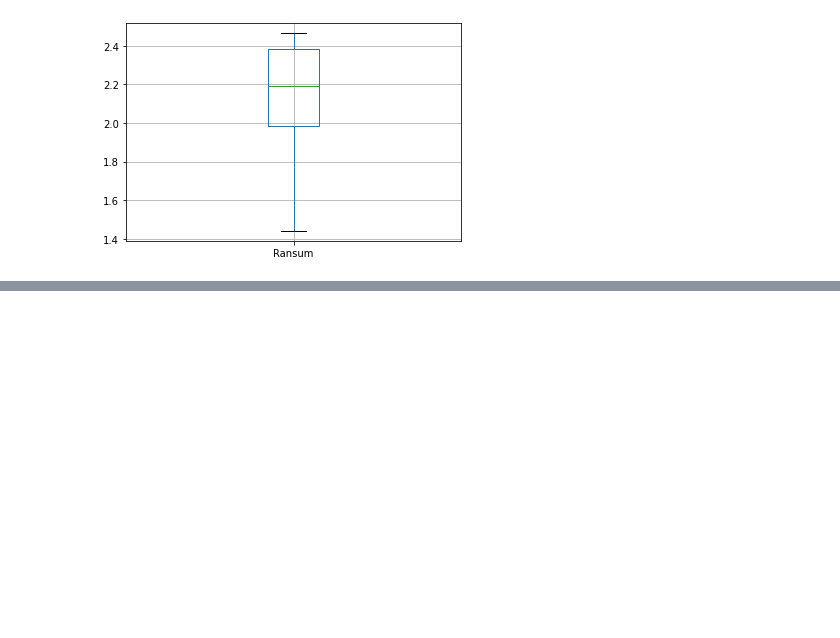
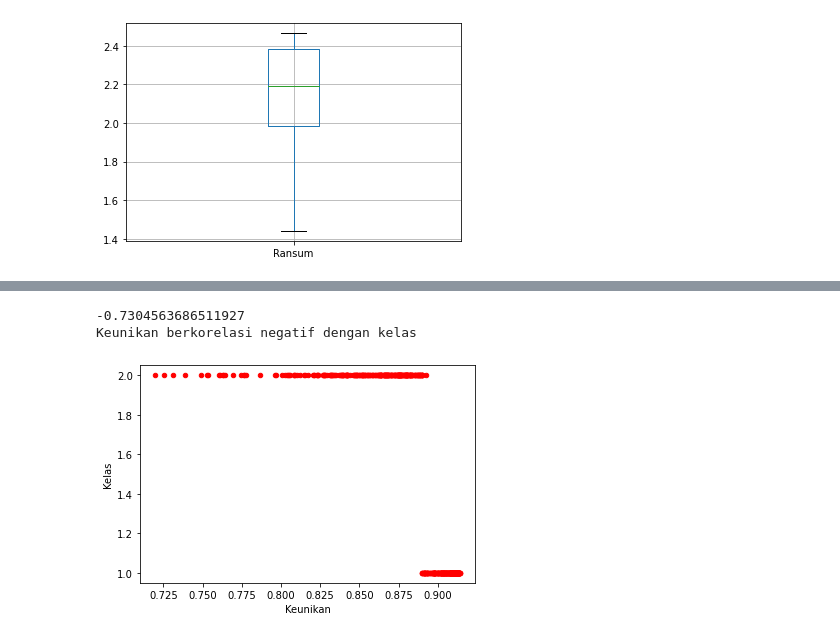
Before and after one commit to giovaniagst/TubesProbstat, a Jupyter notebook: TubesProbstat.ipynb, the cells around one changed output, grey strips where cells are left out. Saved outputs shown, nothing was run; the diff lists cells and outputs as text; code cells hidden in the pictures; blank space fills up the shorter version.

```diff
--- a/TubesProbstat.ipynb
+++ b/TubesProbstat.ipynb
@@ -440,0 +550,9 @@ df["Ransum"].plot.hist(bins=20)
+# %%
+# soal 6: scatter plot kelas dengan keunikan
+df.plot(kind='scatter',x='Keunikan',y='Kelas',color='red')
+print(df["Keunikan"].corr(df["Kelas"]))
+print("Keunikan berkorelasi negatif dengan kelas")
+# %% [output]
+-0.7304563686511927
+Keunikan berkorelasi negatif dengan kelas
+[figure, added]
```
Also changed, not shown: parts of 21 cells of this notebook.
